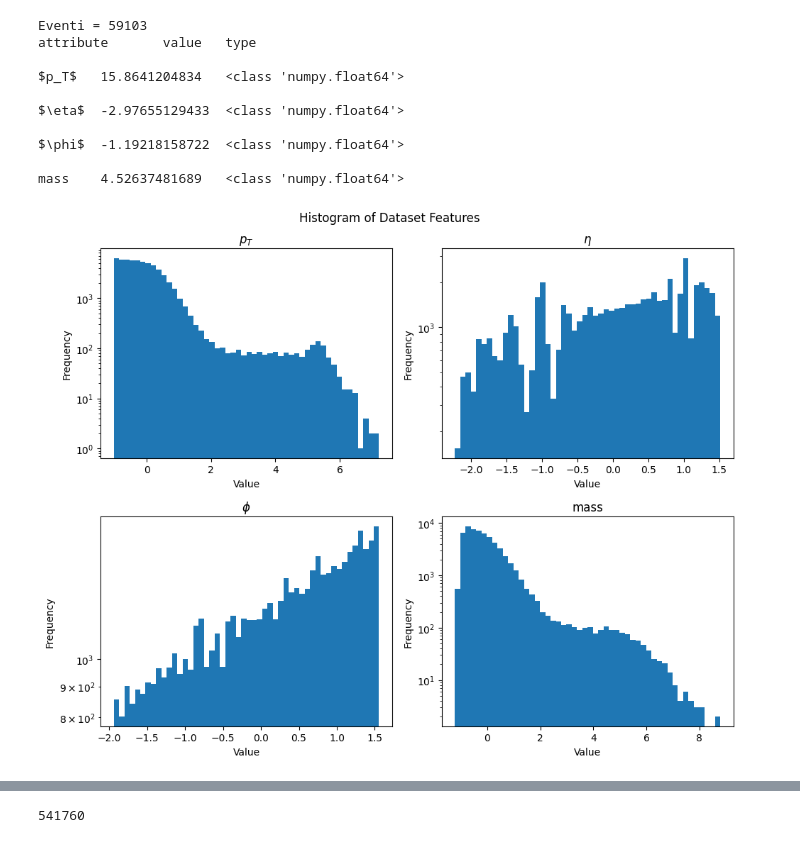
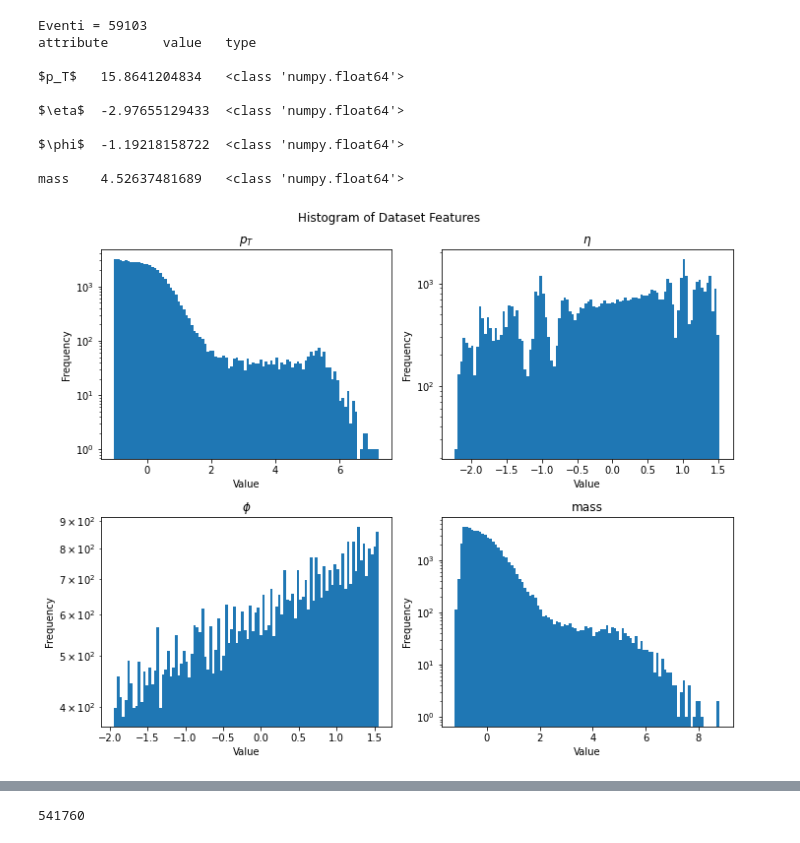
Before and after one commit to igordt/CMEPDA, a Jupyter notebook: Originale.ipynb, the cells around one changed output, grey strips where cells are left out. Cells and saved outputs as stored; diff of their text form; code cells hidden in the pictures.

```diff
--- a/Originale.ipynb
+++ b/Originale.ipynb
@@ -138,33 +138,33 @@ mass    4.52637481689   <class 'numpy.float64'>
 # %%
 fig, axs = plt.subplots(2, 2, figsize=(10, 8))
 fig.suptitle("Histogram of Dataset Features")
-n_bins = 50
+n_bins = 100
 
 axs[0, 0].hist(xtr[:, 0], bins=n_bins,log=True)
 axs[0, 0].set_title(labels_map[0])
 axs[0, 0].set_xlabel("Value")
 axs[0, 0].set_ylabel("Frequency")
 
 axs[0, 1].hist(xtr[:, 1], bins=n_bins,log=True)
 axs[0, 1].set_title(labels_map[1])
 axs[0, 1].set_xlabel("Value")
 axs[0, 1].set_ylabel("Frequency")
 
 axs[1, 0].hist(xtr[:, 2], bins=n_bins,log=True)
 axs[1, 0].set_title(labels_map[2])
 axs[1, 0].set_xlabel("Value")
 axs[1, 0].set_ylabel("Frequency")
 
 axs[1, 1].hist(xtr[:, 3], bins=n_bins,log=True)
 axs[1, 1].set_title(labels_map[3])
 axs[1, 1].set_xlabel("Value")
 axs[1, 1].set_ylabel("Frequency")
 
 plt.tight_layout()
 plt.show()
 fig.savefig('figures/Variables_distribution_transformed.pdf',dpi=190)
 # %% [output]
-[figure, old version]
+[figure, new version]
 # %%
 fig,axs = plt.subplots(2, 2,figsize=(7,6))
 fig.suptitle("Variables distribution")
```
Also changed, not shown: parts of 4 cells of this notebook, 4 other files.
